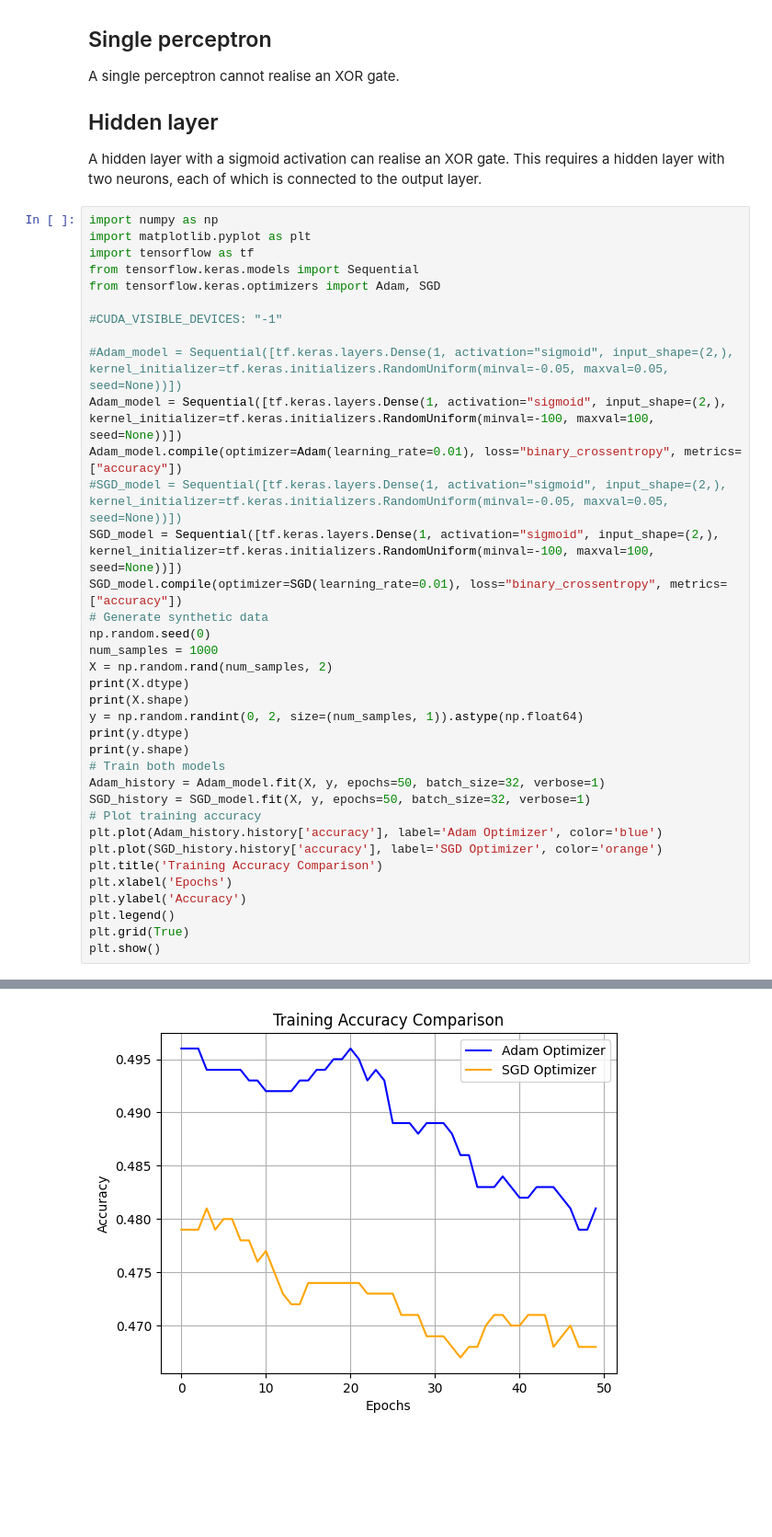
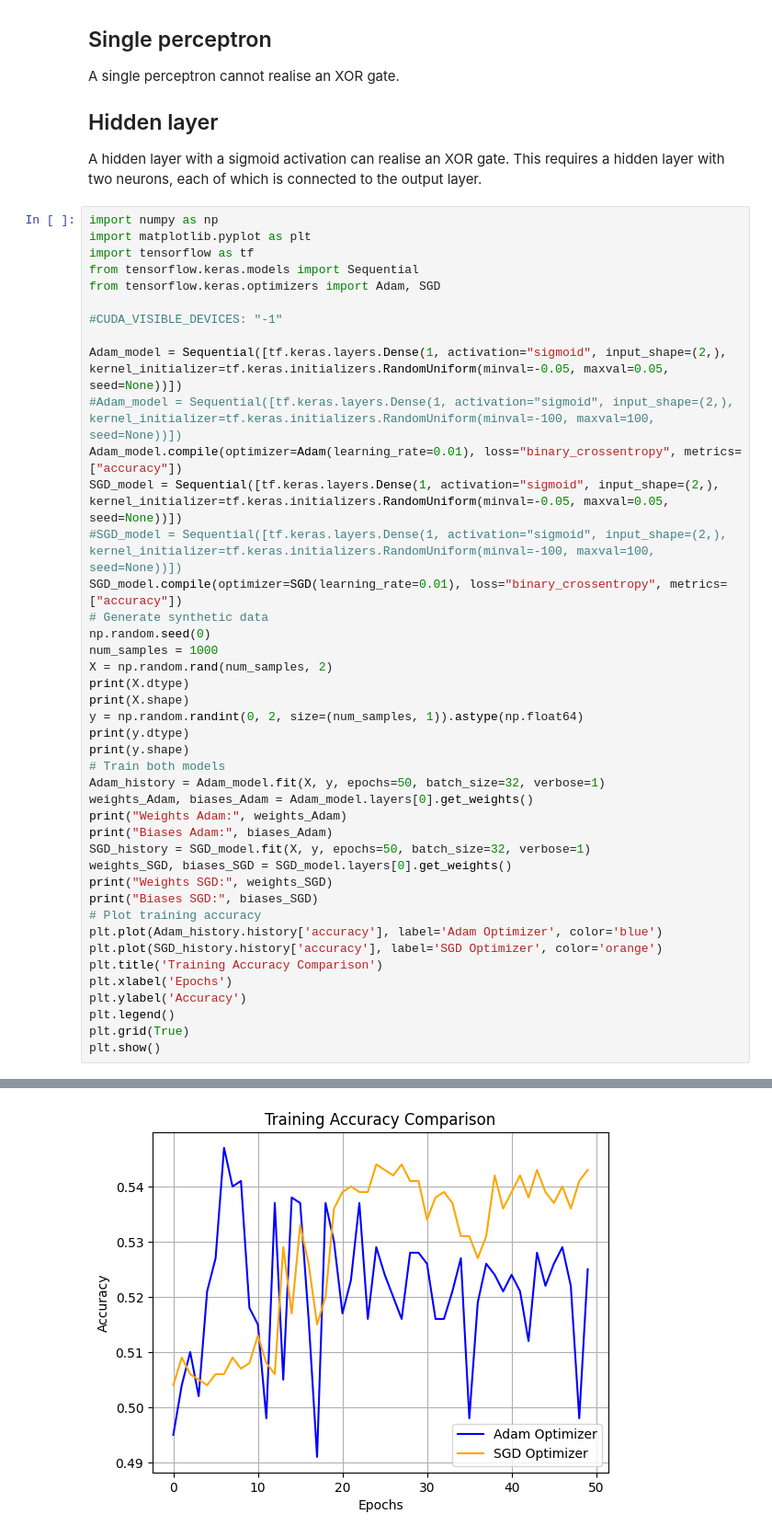
Before and after one commit to AlexBM173/MPhil-DiS, a Jupyter notebook: M1/Example sheet 3/es3_question1.ipynb, the cells around one changed output, grey strips where cells are left out. Shown: that part at 92% size. Drawn from its saved outputs; the diff is of its cells as text; blank space fills up the shorter version.

```diff
--- a/M1/Example sheet 3/es3_question1.ipynb
+++ b/M1/Example sheet 3/es3_question1.ipynb
@@ -17,11 +17,11 @@ from tensorflow.keras.optimizers import Adam, SGD
 
 #CUDA_VISIBLE_DEVICES: "-1"
 
-#Adam_model = Sequential([tf.keras.layers.Dense(1, activation="sigmoid", input_shape=(2,), kernel_initializer=tf.keras.initializers.RandomUniform(minval=-0.05, maxval=0.05, seed=None))])
-Adam_model = Sequential([tf.keras.layers.Dense(1, activation="sigmoid", input_shape=(2,), kernel_initializer=tf.keras.initializers.RandomUniform(minval=-100, maxval=100, seed=None))])
+Adam_model = Sequential([tf.keras.layers.Dense(1, activation="sigmoid", input_shape=(2,), kernel_initializer=tf.keras.initializers.RandomUniform(minval=-0.05, maxval=0.05, seed=None))])
+#Adam_model = Sequential([tf.keras.layers.Dense(1, activation="sigmoid", input_shape=(2,), kernel_initializer=tf.keras.initializers.RandomUniform(minval=-100, maxval=100, seed=None))])
 Adam_model.compile(optimizer=Adam(learning_rate=0.01), loss="binary_crossentropy", metrics=["accuracy"])
-#SGD_model = Sequential([tf.keras.layers.Dense(1, activation="sigmoid", input_shape=(2,), kernel_initializer=tf.keras.initializers.RandomUniform(minval=-0.05, maxval=0.05, seed=None))])
-SGD_model = Sequential([tf.keras.layers.Dense(1, activation="sigmoid", input_shape=(2,), kernel_initializer=tf.keras.initializers.RandomUniform(minval=-100, maxval=100, seed=None))])
+SGD_model = Sequential([tf.keras.layers.Dense(1, activation="sigmoid", input_shape=(2,), kernel_initializer=tf.keras.initializers.RandomUniform(minval=-0.05, maxval=0.05, seed=None))])
+#SGD_model = Sequential([tf.keras.layers.Dense(1, activation="sigmoid", input_shape=(2,), kernel_initializer=tf.keras.initializers.RandomUniform(minval=-100, maxval=100, seed=None))])
 SGD_model.compile(optimizer=SGD(learning_rate=0.01), loss="binary_crossentropy", metrics=["accuracy"])
 # Generate synthetic data
 np.random.seed(0)
@@ -34,7 +34,13 @@ print(y.dtype)
 print(y.shape)
 # Train both models
 Adam_history = Adam_model.fit(X, y, epochs=50, batch_size=32, verbose=1)
+weights_Adam, biases_Adam = Adam_model.layers[0].get_weights()
+print("Weights Adam:", weights_Adam)
+print("Biases Adam:", biases_Adam)
 SGD_history = SGD_model.fit(X, y, epochs=50, batch_size=32, verbose=1)
+weights_SGD, biases_SGD = SGD_model.layers[0].get_weights()
+print("Weights SGD:", weights_SGD)
+print("Biases SGD:", biases_SGD)
 # Plot training accuracy
 plt.plot(Adam_history.history['accuracy'], label='Adam Optimizer', color='blue')
 plt.plot(SGD_history.history['accuracy'], label='SGD Optimizer', color='orange')
@@ -65 +71 @@ Epoch 50/50
-[figure, old version]
+[figure, new version]
```
Also changed, not shown: parts of 1 cell of this notebook, 1 other file.
